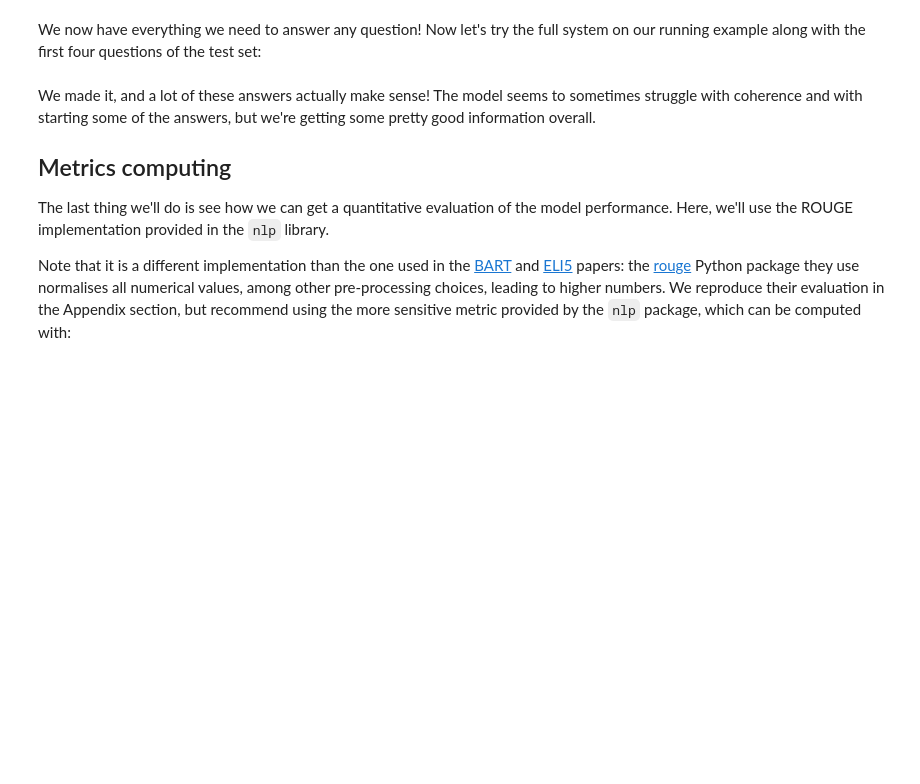
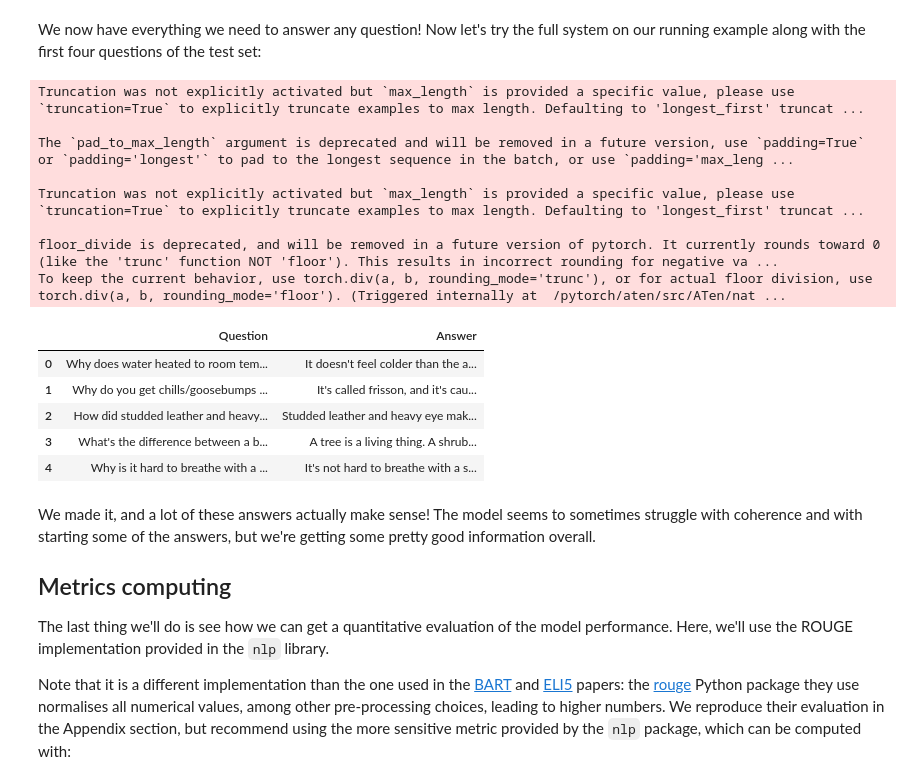
Before and after one commit to LeoVS09/asqa, a Jupyter notebook: model/Research.ipynb, the cells around one changed output. Cells and saved outputs as stored; diff of their text form; code cells hidden in the pictures; blank space fills up the shorter version.

```diff
--- a/model/Research.ipynb
+++ b/model/Research.ipynb
@@ -361,34 +379,49 @@ We now have everything we need to answer any question! Now let's try the full sy
 # %%
 questions = []
 answers = []
 
 for i in [12345] + [j for j in range(4)]:
     # create support document with the dense index
     question = eli5['test_eli5'][i]['title']
     doc, res_list = query_qa_dense_index(
         question, qar_model, qar_tokenizer,
-        wiki40b_snippets, wiki40b_gpu_index, device='cuda:1'
+        wiki40b_snippets, wiki40b_index_flat, device='cuda:0'
     )
     # concatenate question and support document into BART input
     question_doc = "question: {} context: {}".format(question, doc)
     # generate an answer with beam search
     answer = qa_s2s_generate(
             question_doc, qa_s2s_model, qa_s2s_tokenizer,
             num_answers=1,
             num_beams=8,
             min_len=64,
             max_len=256,
             max_input_length=1024,
             device="cuda:0"
     )[0]
     questions += [question]
     answers += [answer]
 
 df = pd.DataFrame({
     'Question': questions,
     'Answer': answers,
 })
 df.style.set_properties(**{'text-align': 'left'})
+# %% [output]
+Truncation was not explicitly activated but `max_length` is provided a specific value, please use `truncation=True` to explicitly truncate examples to max length. Defaulting to 'longest_first' truncat ...
+
+The `pad_to_max_length` argument is deprecated and will be removed in a future version, use `padding=True` or `padding='longest'` to pad to the longest sequence in the batch, or use `padding='max_leng ...
+
+Truncation was not explicitly activated but `max_length` is provided a specific value, please use `truncation=True` to explicitly truncate examples to max length. Defaulting to 'longest_first' truncat ...
+
+floor_divide is deprecated, and will be removed in a future version of pytorch. It currently rounds toward 0 (like the 'trunc' function NOT 'floor'). This results in incorrect rounding for negative va ...
+To keep the current behavior, use torch.div(a, b, rounding_mode='trunc'), or for actual floor division, use torch.div(a, b, rounding_mode='floor'). (Triggered internally at  /pytorch/aten/src/ATen/nat ...
+|  | Question | Answer |
+| 0 | Why does water heated to room tem... | It doesn't feel colder than the a... |
+| 1 | Why do you get chills/goosebumps ... | It's called frisson, and it's cau... |
+| 2 | How did studded leather and heavy... | Studded leather and heavy eye mak... |
+| 3 | What's the difference between a b... | A tree is a living thing. A shrub... |
+| 4 | Why is it hard to breathe with a ... | It's not hard to breathe with a s... |
 # %% [markdown]
 We made it, and a lot of these answers actually make sense! The model seems to sometimes struggle with coherence and with starting some of the answers, but we're getting some pretty good information overall.
 
```
Also changed, not shown: parts of 5 cells of this notebook, 16 other files.
